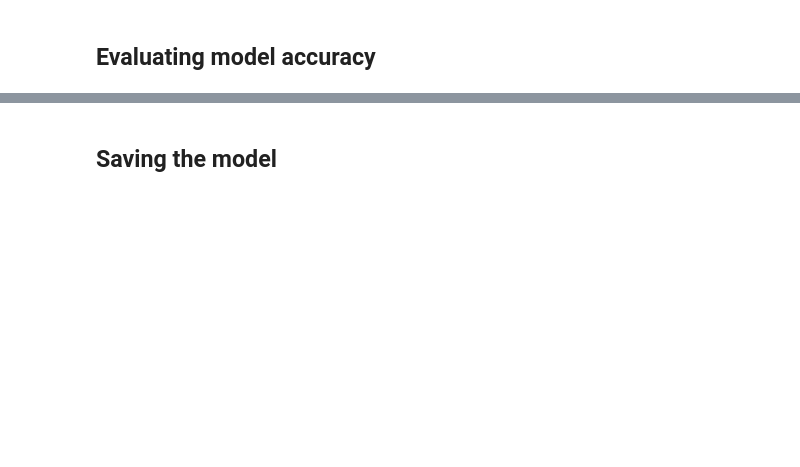
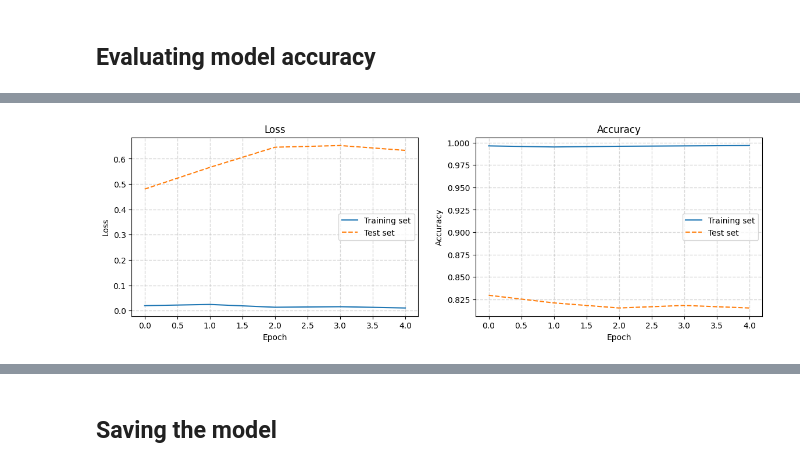
Before and after one commit to Inserer-Pseudo/CNN_HDU, a Jupyter notebook: TRAINNING/test01_rockpaperscissor-Copy1.ipynb, the cells around one changed output, grey strips where cells are left out. Saved outputs shown, nothing was run; the diff lists cells and outputs as text; code cells hidden in the pictures; blank space fills up the shorter version.

```diff
--- a/TRAINNING/test01_rockpaperscissor-Copy1.ipynb
+++ b/TRAINNING/test01_rockpaperscissor-Copy1.ipynb
@@ -575,0 +681,13 @@ Test accuracy:  0.774193525314331
+# %%
+model.compile(optimizer=tf.keras.optimizers.RMSprop(learning_rate = .00001),  # Very low learning rate
+              loss=tf.keras.losses.sparse_categorical_crossentropy,
+              metrics=['accuracy'])
+# %%
+training_history = model.fit(
+    x=dataset_train_augmented_shuffled.repeat(),
+    validation_data=dataset_test_shuffled.repeat(),
+    epochs=5,
+    steps_per_epoch=steps_per_epoch,
+    validation_steps=validation_steps,
+    verbose=1
+)
@@ -575,0 +705,4 @@ Test accuracy:  0.774193525314331
+# %%
+render_training_history(training_history)
+# %% [output]
+[figure, added]
```
Also changed, not shown: parts of 29 cells of this notebook, 3 other files.
